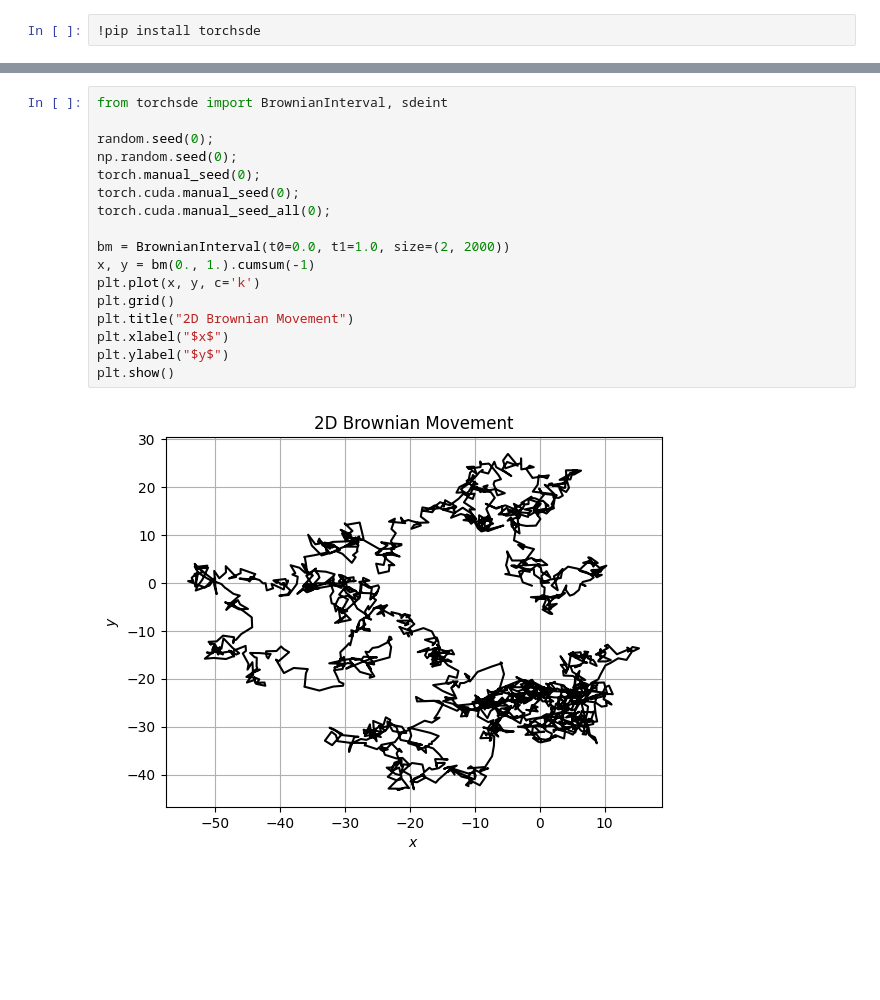
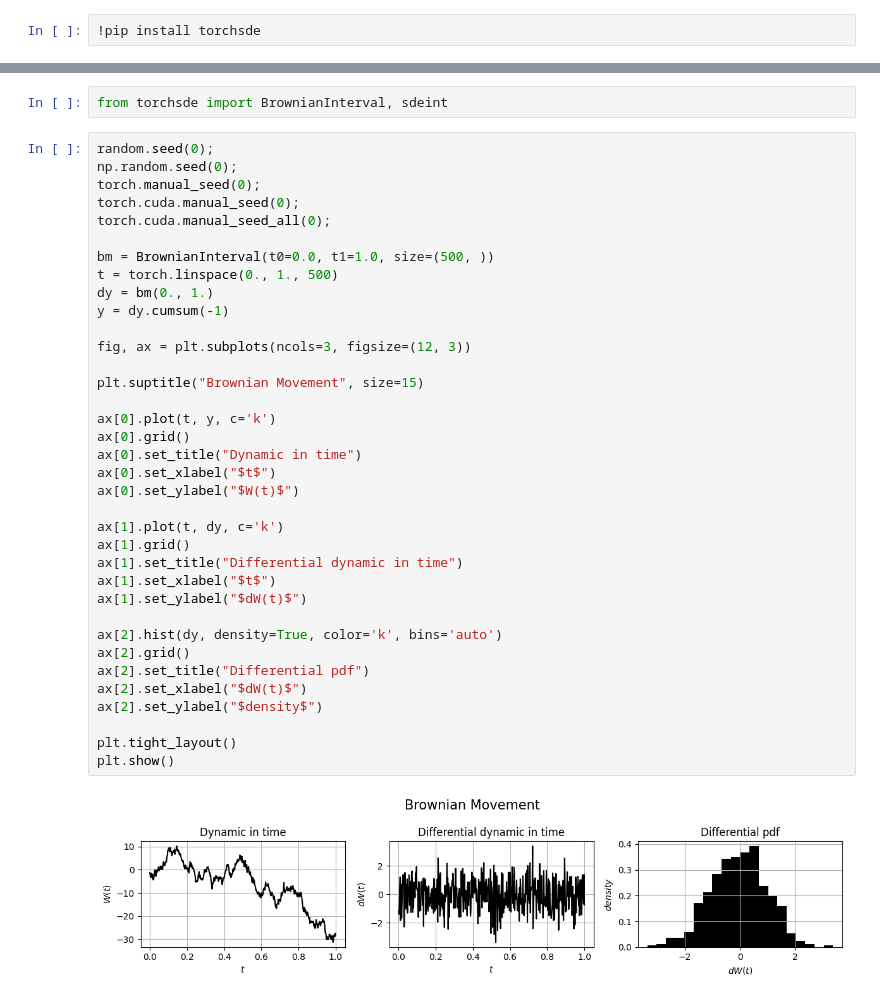
Before and after one commit to sswt/dive2gai, a Jupyter notebook: unit12/NeuralDE.ipynb, the cells around one changed output, grey strips where cells are left out. Cells and saved outputs as stored; diff of their text form; blank space fills up the shorter version.

```diff
--- a/unit12/NeuralDE.ipynb
+++ b/unit12/NeuralDE.ipynb
@@ -550,22 +544,43 @@ plt.plot(bm);
-# %%
-from torchsde import BrownianInterval, sdeint
-
-random.seed(0);
-np.random.seed(0);
-torch.manual_seed(0);
-torch.cuda.manual_seed(0);
-torch.cuda.manual_seed_all(0);
-
-bm = BrownianInterval(t0=0.0, t1=1.0, size=(2, 2000))
-x, y = bm(0., 1.).cumsum(-1)
-plt.plot(x, y, c='k')
-plt.grid()
-plt.title("2D Brownian Movement")
-plt.xlabel("$x$")
-plt.ylabel("$y$")
-plt.show()
-# %% [output]
-[figure, removed]
+# %%
+from torchsde import BrownianInterval, sdeint
+# %%
+random.seed(0);
+np.random.seed(0);
+torch.manual_seed(0);
+torch.cuda.manual_seed(0);
+torch.cuda.manual_seed_all(0);
+
+bm = BrownianInterval(t0=0.0, t1=1.0, size=(500, ))
+t = torch.linspace(0., 1., 500)
+dy = bm(0., 1.)
+y = dy.cumsum(-1)
+
+fig, ax = plt.subplots(ncols=3, figsize=(12, 3))
+
+plt.suptitle("Brownian Movement", size=15)
+
+ax[0].plot(t, y, c='k')
+ax[0].grid()
+ax[0].set_title("Dynamic in time")
+ax[0].set_xlabel("$t$")
+ax[0].set_ylabel("$W(t)$")
+
+ax[1].plot(t, dy, c='k')
+ax[1].grid()
+ax[1].set_title("Differential dynamic in time")
+ax[1].set_xlabel("$t$")
+ax[1].set_ylabel("$dW(t)$")
+
+ax[2].hist(dy, density=True, color='k', bins='auto')
+ax[2].grid()
+ax[2].set_title("Differential pdf")
+ax[2].set_xlabel("$dW(t)$")
+ax[2].set_ylabel("$density$")
+
+plt.tight_layout()
+plt.show()
+# %% [output]
+[figure, added]
 # %%
 class Lambda(nn.Module):
 
```
Also changed, not shown: parts of 10 cells of this notebook.
